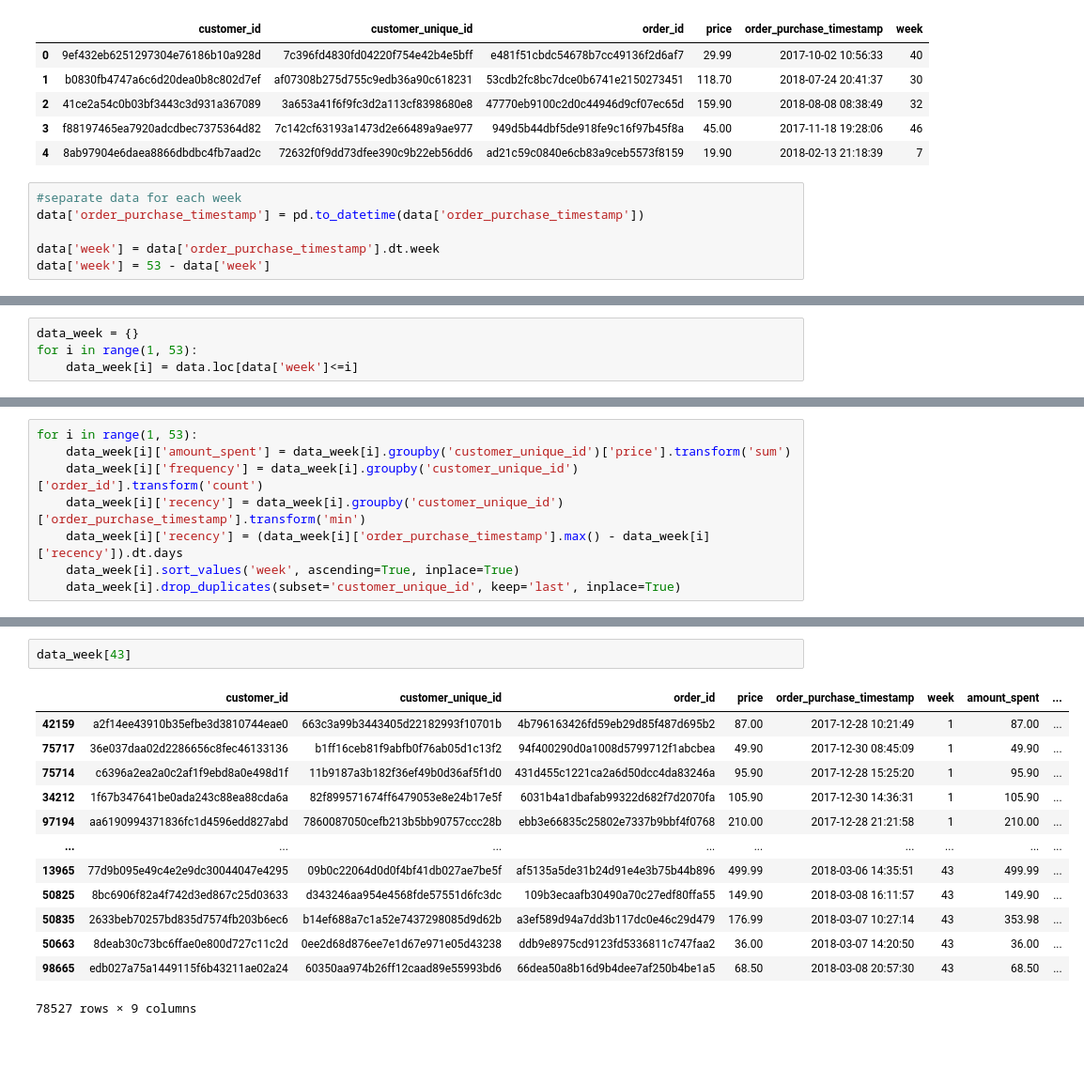
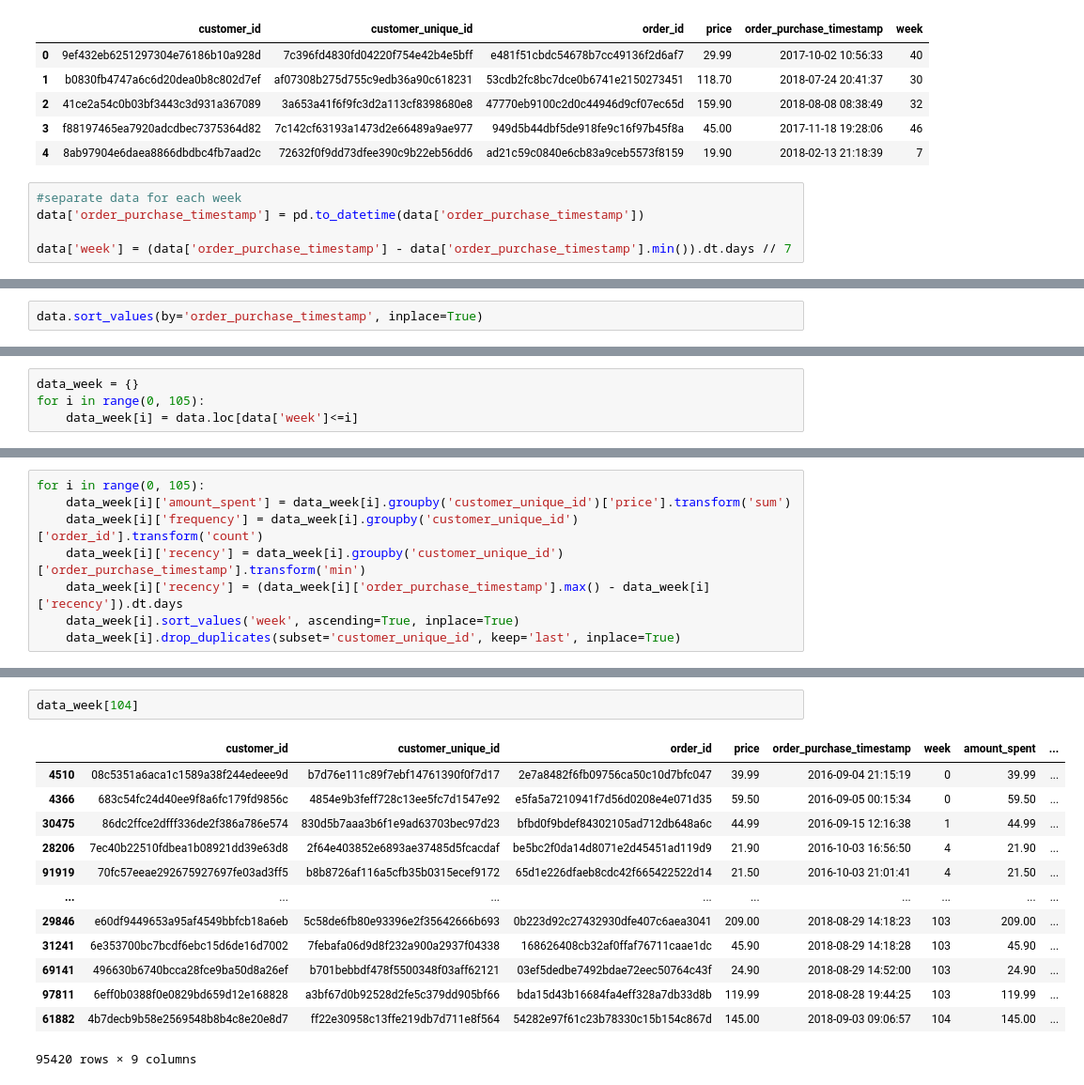
Before and after one commit to ThomasMeb/Projet_4, a Jupyter notebook: Mebarki_Thomas_notebook_simulation_032023.ipynb, the cells around one changed output, grey strips where cells are left out. Shown at 94% size. Drawn from its saved outputs; the diff is of its cells as text; blank space fills up the shorter version.

```diff
--- a/Mebarki_Thomas_notebook_simulation_032023.ipynb
+++ b/Mebarki_Thomas_notebook_simulation_032023.ipynb
@@ -207,5 +207,4 @@ data.head()
 #separate data for each week
 data['order_purchase_timestamp'] = pd.to_datetime(data['order_purchase_timestamp'])
 
-data['week'] = data['order_purchase_timestamp'].dt.week
-data['week'] = 53 - data['week']
+data['week'] = (data['order_purchase_timestamp'] - data['order_purchase_timestamp'].min()).dt.days // 7
@@ -211,0 +220,2 @@ data['week'] = 53 - data['week']
+# %%
+data.sort_values(by='order_purchase_timestamp', inplace=True)
@@ -221,6 +235,6 @@ data.head()
 # %%
 data_week = {}
-for i in range(1, 53):
+for i in range(0, 105):
     data_week[i] = data.loc[data['week']<=i]
 # %%
 data_week[43].head()
@@ -234,5 +248,5 @@ data_week[43].head()
 # %%
-for i in range(1, 53):
+for i in range(0, 105):
     data_week[i]['amount_spent'] = data_week[i].groupby('customer_unique_id')['price'].transform('sum')
     data_week[i]['frequency'] = data_week[i].groupby('customer_unique_id')['order_id'].transform('count')
     data_week[i]['recency'] = data_week[i].groupby('customer_unique_id')['order_purchase_timestamp'].transform('min')
@@ -242,16 +292,16 @@ for i in range(1, 53):
 # %%
-data_week[43]
+data_week[104]
 # %% [output]
 |  | customer_id | customer_unique_id | order_id | price | order_purchase_timestamp | week | amount_spent | ... |
-| 42159 | a2f14ee43910b35efbe3d3810744eae0 | 663c3a99b3443405d22182993f10701b | 4b796163426fd59eb29d85f487d695b2 | 87.00 | 2017-12-28 10:21:49 | 1 | 87.00 | ... |
-| 75717 | 36e037daa02d2286656c8fec46133136 | b1ff16ceb81f9abfb0f76ab05d1c13f2 | 94f400290d0a1008d5799712f1abcbea | 49.90 | 2017-12-30 08:45:09 | 1 | 49.90 | ... |
-| 75714 | c6396a2ea2a0c2af1f9ebd8a0e498d1f | 11b9187a3b182f36ef49b0d36af5f1d0 | 431d455c1221ca2a6d50dcc4da83246a | 95.90 | 2017-12-28 15:25:20 | 1 | 95.90 | ... |
-| 34212 | 1f67b347641be0ada243c88ea88cda6a | 82f899571674ff6479053e8e24b17e5f | 6031b4a1dbafab99322d682f7d2070fa | 105.90 | 2017-12-30 14:36:31 | 1 | 105.90 | ... |
-| 97194 | aa6190994371836fc1d4596edd827abd | 7860087050cefb213b5bb90757ccc28b | ebb3e66835c25802e7337b9bbf4f0768 | 210.00 | 2017-12-28 21:21:58 | 1 | 210.00 | ... |
+| 4510 | 08c5351a6aca1c1589a38f244edeee9d | b7d76e111c89f7ebf14761390f0f7d17 | 2e7a8482f6fb09756ca50c10d7bfc047 | 39.99 | 2016-09-04 21:15:19 | 0 | 39.99 | ... |
+| 4366 | 683c54fc24d40ee9f8a6fc179fd9856c | 4854e9b3feff728c13ee5fc7d1547e92 | e5fa5a7210941f7d56d0208e4e071d35 | 59.50 | 2016-09-05 00:15:34 | 0 | 59.50 | ... |
+| 30475 | 86dc2ffce2dfff336de2f386a786e574 | 830d5b7aaa3b6f1e9ad63703bec97d23 | bfbd0f9bdef84302105ad712db648a6c | 44.99 | 2016-09-15 12:16:38 | 1 | 44.99 | ... |
+| 28206 | 7ec40b22510fdbea1b08921dd39e63d8 | 2f64e403852e6893ae37485d5fcacdaf | be5bc2f0da14d8071e2d45451ad119d9 | 21.90 | 2016-10-03 16:56:50 | 4 | 21.90 | ... |
+| 91919 | 70fc57eeae292675927697fe03ad3ff5 | b8b8726af116a5cfb35b0315ecef9172 | 65d1e226dfaeb8cdc42f665422522d14 | 21.50 | 2016-10-03 21:01:41 | 4 | 21.50 | ... |
 | ... | ... | ... | ... | ... | ... | ... | ... | ... |
-| 13965 | 77d9b095e49c4e2e9dc30044047e4295 | 09b0c22064d0d0f4bf41db027ae7be5f | af5135a5de31b24d91e4e3b75b44b896 | 499.99 | 2018-03-06 14:35:51 | 43 | 499.99 | ... |
-| 50825 | 8bc6906f82a4f742d3ed867c25d03633 | d343246aa954e4568fde57551d6fc3dc | 109b3ecaafb30490a70c27edf80ffa55 | 149.90 | 2018-03-08 16:11:57 | 43 | 149.90 | ... |
-| 50835 | 2633beb70257bd835d7574fb203b6ec6 | b14ef688a7c1a52e7437298085d9d62b | a3ef589d94a7dd3b117dc0e46c29d479 | 176.99 | 2018-03-07 10:27:14 | 43 | 353.98 | ... |
-| 50663 | 8deab30c73bc6ffae0e800d727c11c2d | 0ee2d68d876ee7e1d67e971e05d43238 | ddb9e8975cd9123fd5336811c747faa2 | 36.00 | 2018-03-07 14:20:50 | 43 | 36.00 | ... |
-| 98665 | edb027a75a1449115f6b43211ae02a24 | 60350aa974b26ff12caad89e55993bd6 | 66dea50a8b16d9b4dee7af250b4be1a5 | 68.50 | 2018-03-08 20:57:30 | 43 | 68.50 | ... |
+| 29846 | e60df9449653a95af4549bbfcb18a6eb | 5c58de6fb80e93396e2f35642666b693 | 0b223d92c27432930dfe407c6aea3041 | 209.00 | 2018-08-29 14:18:23 | 103 | 209.00 | ... |
+| 31241 | 6e353700bc7bcdf6ebc15d6de16d7002 | 7febafa06d9d8f232a900a2937f04338 | 168626408cb32af0ffaf76711caae1dc | 45.90 | 2018-08-29 14:18:28 | 103 | 45.90 | ... |
+| 69141 | 496630b6740bcca28fce9ba50d8a26ef | b701bebbdf478f5500348f03aff62121 | 03ef5dedbe7492bdae72eec50764c43f | 24.90 | 2018-08-29 14:52:00 | 103 | 24.90 | ... |
+| 97811 | 6eff0b0388f0e0829bd659d12e168828 | a3bf67d0b92528d2fe5c379dd905bf66 | bda15d43b16684fa4eff328a7db33d8b | 119.99 | 2018-08-28 19:44:25 | 103 | 119.99 | ... |
+| 61882 | 4b7decb9b58e2569548b8b4c8e20e8d7 | ff22e30958c13ffe219db7d711e8f564 | 54282e97f61c23b78330c15b154c867d | 145.00 | 2018-09-03 09:06:57 | 104 | 145.00 | ... |
-78527 rows × 9 columns
+95420 rows × 9 columns
```
Also changed, not shown: parts of 8 cells of this notebook.
